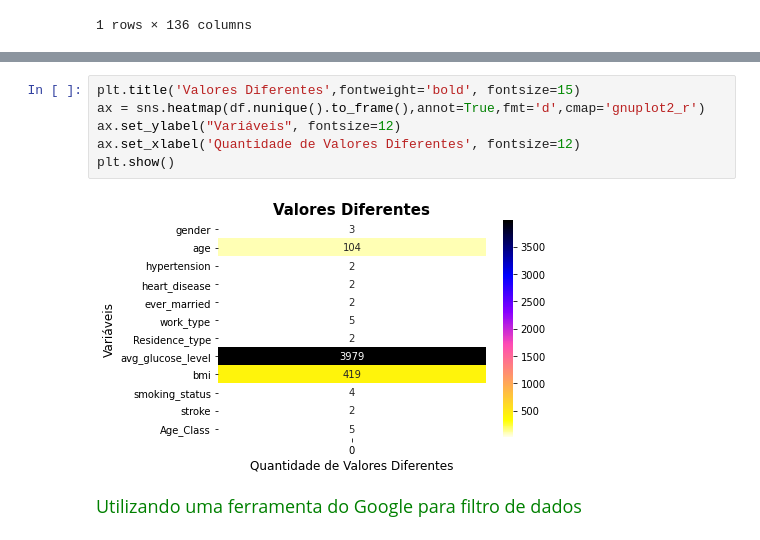
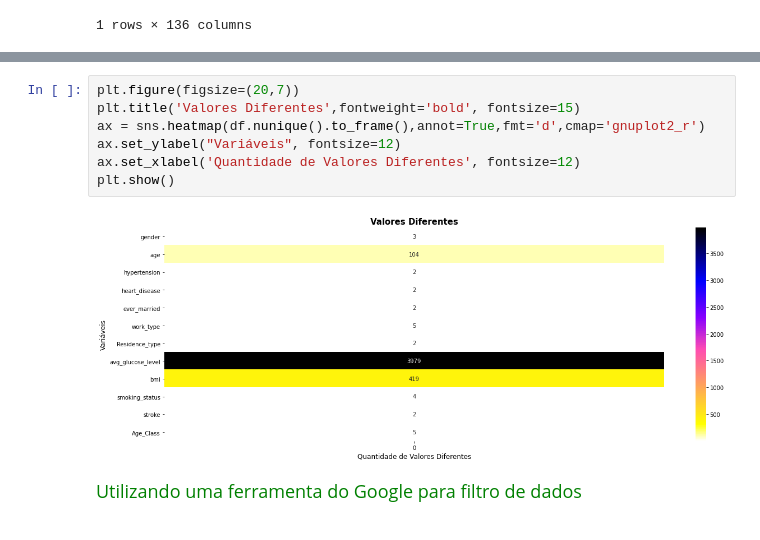
Before and after one commit to FelipeGBarreto/Projects, a Jupyter notebook: Stroker_Analysis.ipynb, the cells around one changed output, grey strips where cells are left out. Drawn from its saved outputs; the diff is of its cells as text.

```diff
--- a/Stroker_Analysis.ipynb
+++ b/Stroker_Analysis.ipynb
@@ -198,11 +244,12 @@ Porcentagem com relação a derrame:
 # %%
+plt.figure(figsize=(20,7))
 plt.title('Valores Diferentes',fontweight='bold', fontsize=15)
 ax = sns.heatmap(df.nunique().to_frame(),annot=True,fmt='d',cmap='gnuplot2_r')
 ax.set_ylabel("Variáveis", fontsize=12)
 ax.set_xlabel('Quantidade de Valores Diferentes', fontsize=12)
 plt.show()
 # %% [output]
-[figure, old version]
+[figure, new version]
 # %% [markdown]
 <font color=green size=4>Utilizando uma ferramenta do Google para filtro de dados
 # %%
```
Also changed, not shown: parts of 28 cells of this notebook.
